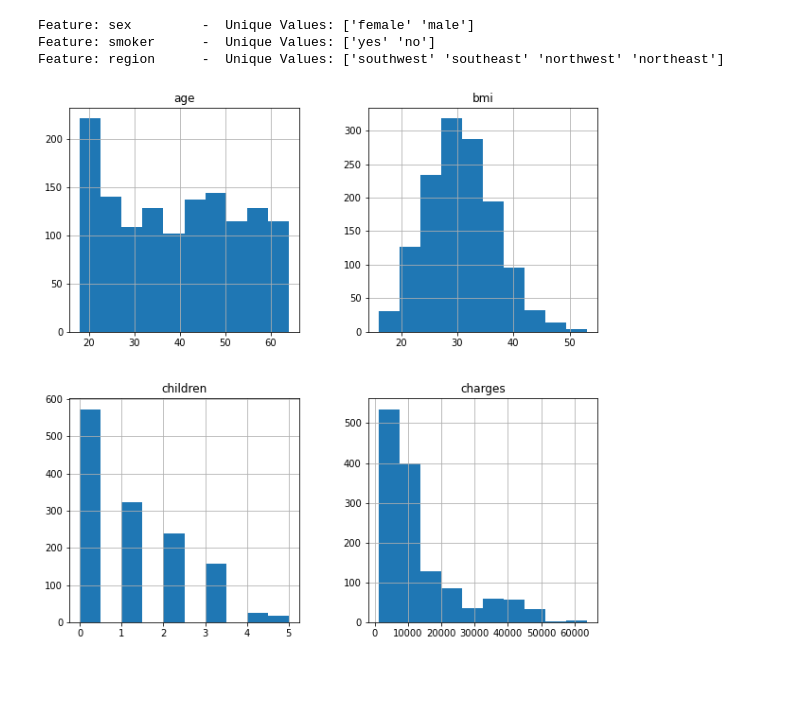
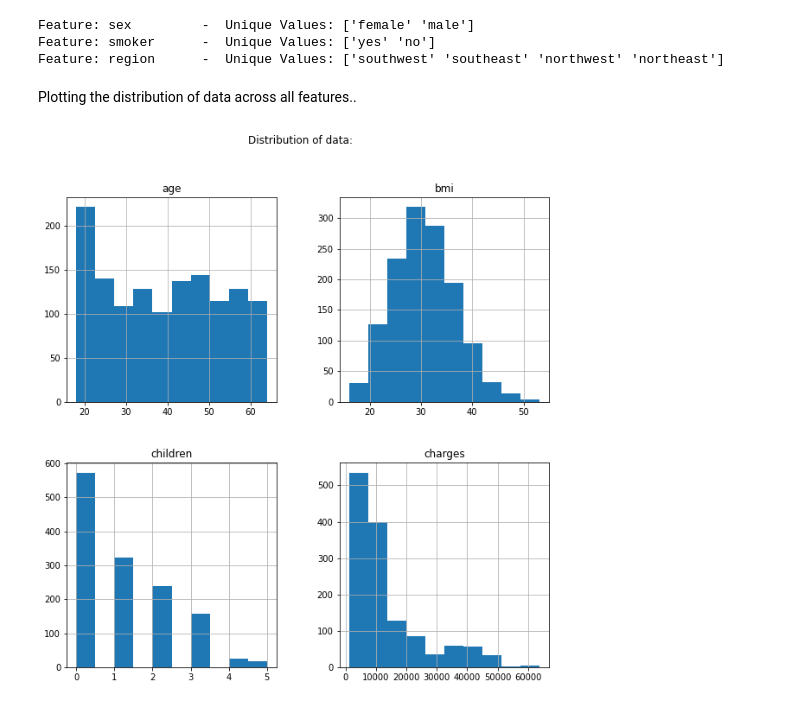
Before and after one commit to rajkumar-b/medical-cost-prediction, a Jupyter notebook: DMT - Project.ipynb, the cells around one changed output. Cells and saved outputs as stored; diff of their text form; code cells hidden in the pictures; blank space fills up the shorter version.

```diff
--- a/DMT - Project.ipynb
+++ b/DMT - Project.ipynb
@@ -93,10 +129,14 @@ for col in cat_cols:
 Feature: sex         -  Unique Values: ['female' 'male']
 Feature: smoker      -  Unique Values: ['yes' 'no']
 Feature: region      -  Unique Values: ['southwest' 'southeast' 'northwest' 'northeast']
+# %% [markdown]
+Plotting the distribution of data across all features..
 # %%
 # plot the distribution of numeric features
-inp_data.hist(figsize=(10, 10));
+
+inp_data.hist(figsize=(10, 10))
+plt.suptitle("Distribution of data:");
 # %% [output]
-[figure, old version]
+[figure, new version]
 # %%
 # plot the range of numeric features to understand the trend and outliers
```
Also changed, not shown: parts of 68 cells of this notebook.
